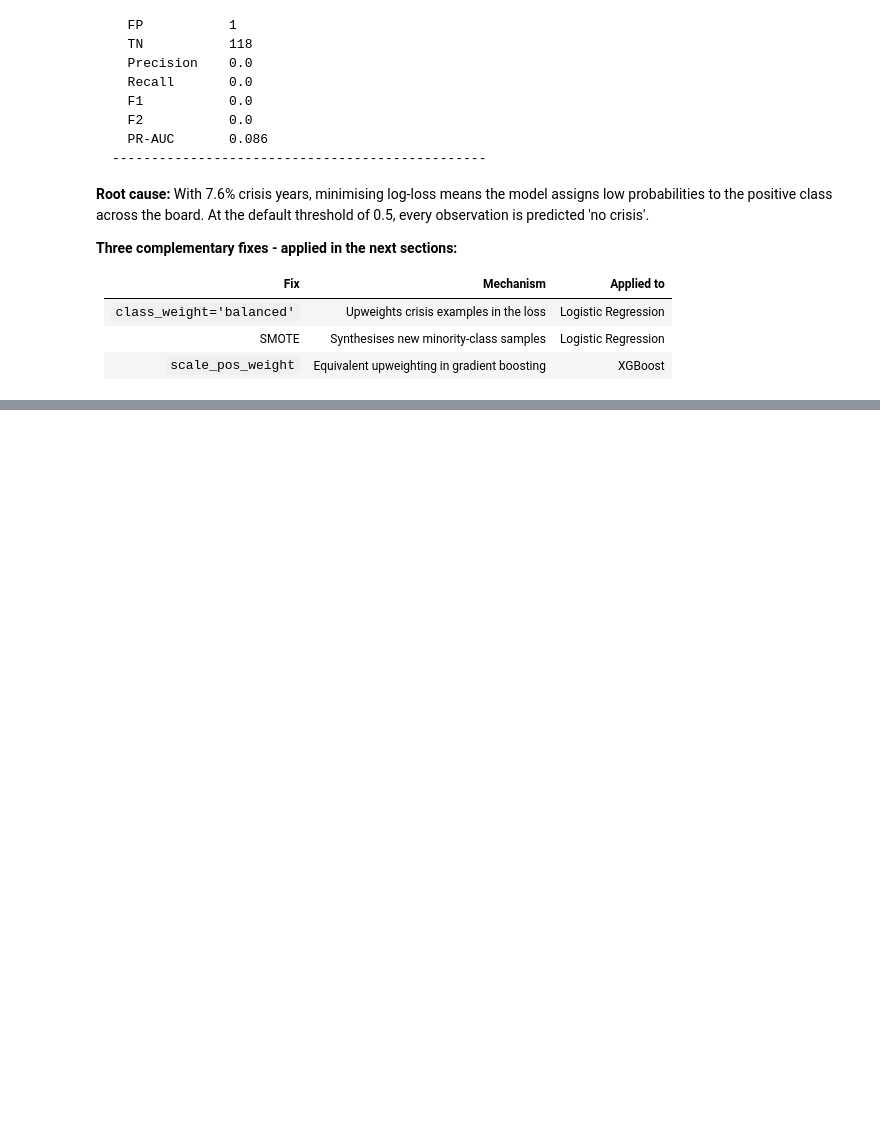
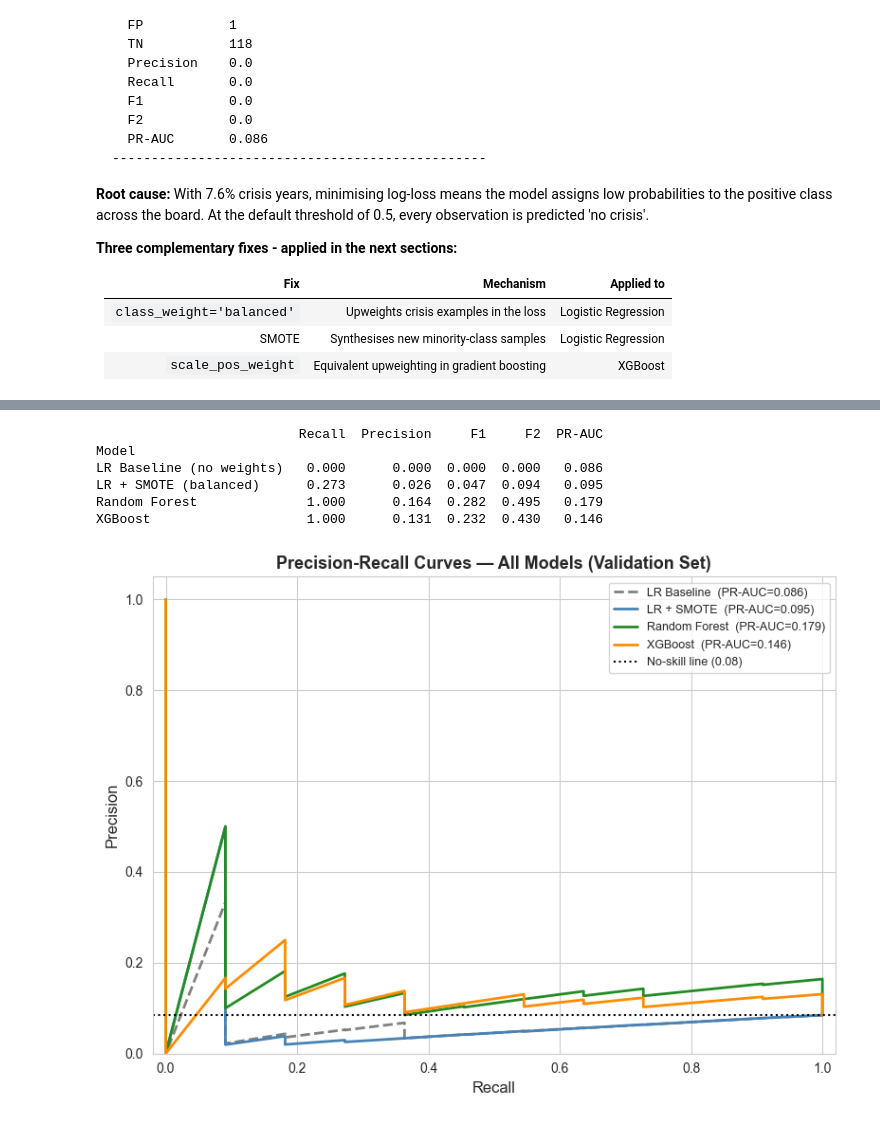
Before and after one commit to yevqlzw/African_Crisis_Prediction, a Jupyter notebook: notebooks/03_model_training_evaluation.ipynb, the cells around one changed output, grey strips where cells are left out. Cells and saved outputs as stored; diff of their text form; code cells hidden in the pictures; blank space fills up the shorter version.

```diff
--- a/notebooks/03_model_training_evaluation.ipynb
+++ b/notebooks/03_model_training_evaluation.ipynb
@@ -350,0 +478,7 @@ At the default threshold of 0.5, every observation is predicted 'no crisis'.
+# %%
+y_prob_rf = best_rf.predict_proba(X_val)[:, 1]
+thr_rf = f2_threshold(best_rf, X_val, y_val, min_thr=0.05)
+print(f'Optimal F2 threshold (RF): {thr_rf:.3f}')
+
+y_pred_rf = (y_prob_rf >= thr_rf).astype(int)
+rf_metrics = evaluate(y_val, y_pred_rf, y_prob_rf, model_name='Random Forest')
@@ -350,0 +561,7 @@ At the default threshold of 0.5, every observation is predicted 'no crisis'.
+# %%
+y_prob_xgb = best_xgb.predict_proba(X_val)[:, 1]
+thr_xgb = f2_threshold(best_xgb, X_val, y_val, min_thr=0.05)
+print(f'Optimal F2 threshold (XGB): {thr_xgb:.3f}')
+
+y_pred_xgb = (y_prob_xgb >= thr_xgb).astype(int)
+xgb_metrics = evaluate(y_val, y_pred_xgb, y_prob_xgb, model_name='XGBoost')
@@ -350,0 +589,41 @@ At the default threshold of 0.5, every observation is predicted 'no crisis'.
+# %%
+all_metrics = [baseline_metrics, lr_smote_metrics, rf_metrics, xgb_metrics]
+comparison_df = pd.DataFrame(all_metrics).set_index('Model')
+print(comparison_df[['Recall', 'Precision', 'F1', 'F2', 'PR-AUC']].to_string())
+# %% [output]
+                          Recall  Precision     F1     F2  PR-AUC
+Model
+LR Baseline (no weights)   0.000      0.000  0.000  0.000   0.086
+LR + SMOTE (balanced)      0.273      0.026  0.047  0.094   0.095
+Random Forest              1.000      0.164  0.282  0.495   0.179
+XGBoost                    1.000      0.131  0.232  0.430   0.146
+# %%
+# Overlay PR curves for all models
+fig, ax = plt.subplots(figsize=(8, 6))
+
+models_to_plot = [
+    ('LR Baseline',       y_prob_base,     'grey',      '--'),
+    ('LR + SMOTE',        y_prob_lr_smote, 'steelblue', '-'),
+    ('Random Forest',     y_prob_rf,       'forestgreen','-'),
+    ('XGBoost',           y_prob_xgb,      'darkorange', '-'),
+]
+
+for label, probs, colour, ls in models_to_plot:
+    prec_c, rec_c, _ = precision_recall_curve(y_val, probs)
+    auc = average_precision_score(y_val, probs)
+    ax.plot(rec_c, prec_c, lw=2, linestyle=ls, color=colour,
+            label=f'{label}  (PR-AUC={auc:.3f})')
+
+ax.axhline(y_val.mean(), color='black', linestyle=':', lw=1.5,
+           label=f'No-skill line ({y_val.mean():.2f})')
+ax.set_xlabel('Recall', fontsize=12)
+ax.set_ylabel('Precision', fontsize=12)
+ax.set_title('Precision-Recall Curves — All Models (Validation Set)',
+             fontsize=13, fontweight='bold')
+ax.legend(fontsize=9)
+ax.set_xlim([-0.02, 1.02])
+ax.set_ylim([0, 1.05])
+plt.tight_layout()
+plt.show()
+# %% [output]
+[figure, added]
```
Also changed, not shown: parts of 18 cells of this notebook.
